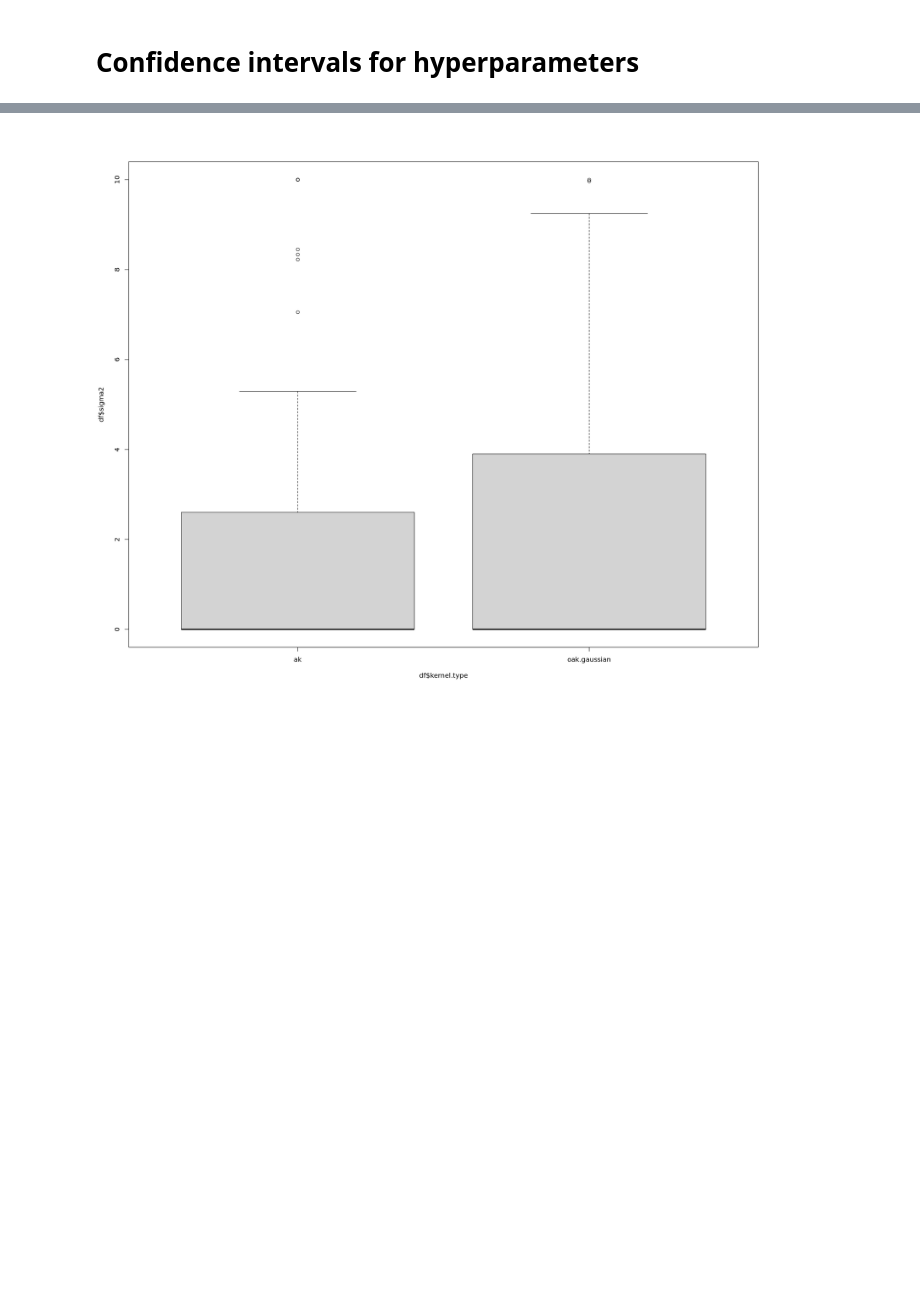
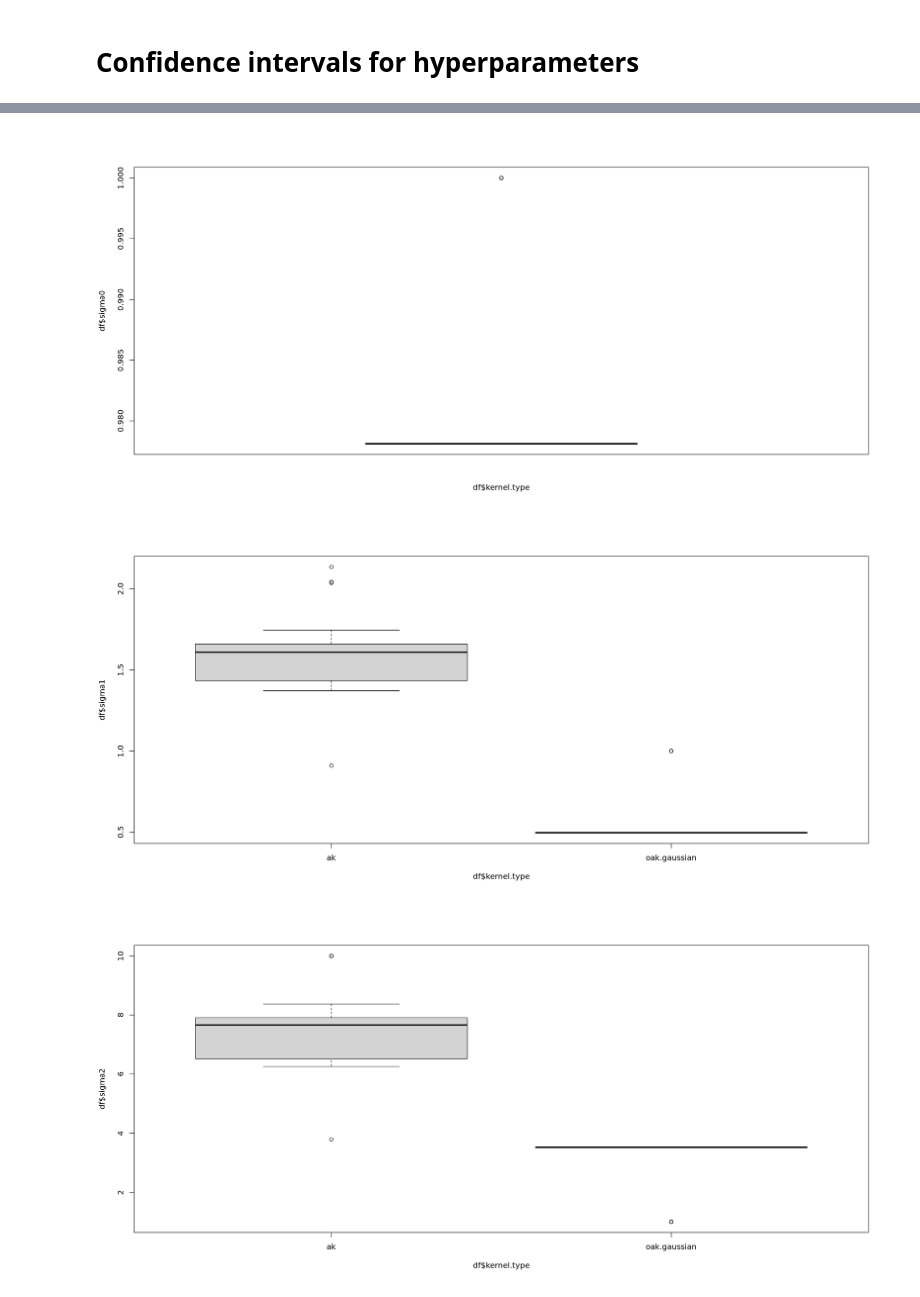
Before and after one commit to david-gomez-guillen/phd, a Jupyter notebook: notebooks/Bayesian Optimization demo (Additive kernels).ipynb, the cells around one changed output, grey strips where cells are left out. Saved outputs shown, nothing was run; the diff lists cells and outputs as text; code cells hidden in the pictures; blank space fills up the shorter version.

Commit message:
Add finished l and sigma tuning for OAK with results

```diff
--- a/notebooks/Bayesian Optimization demo (Additive kernels).ipynb
+++ b/notebooks/Bayesian Optimization demo (Additive kernels).ipynb
@@ -529,10 +555,11 @@ Optimization results:
 
 l.ak.plot <- l.ak
 sigma2.ak.plot <- sigma2.ak
-n.plot.train.points <- 30
-set.seed(2241)
+n.plot.train.points <- 20
+set.seed(221)
 
-observed.x <- data.frame(x1=runif(n.plot.train.points, 0, 10), x2=runif(n.plot.train.points, 0, 10))
+observed.x <- data.frame(x1=runif(n.plot.train.points, x.limits[1], x.limits[2]),
+                         x2=runif(n.plot.train.points, y.limits[1], y.limits[2]))
 observed.y <- apply(observed.x, 1, f)
 
 kernels <- list(build.k('ak', l.ak.plot, sigma2.ak.plot),
@@ -570,7 +597,7 @@ print(plt2)
 # %% [markdown]
 # Orthogonal additive kernel optimization
 # %%
-set.seed(123)
+set.seed(1116231)
 kernel.type <- 'oak.gaussian'
 optim.params <- get.init.params(kernel.type)
 
@@ -583,6 +610,7 @@ optim.result <- optim(par=optim.params$initial.pars,
                       control=list(
                         pgtol=0,
                         fnscale=fnscale,
+                        parscale=rep(10,5),
                         temp=10000,
                         tmax=10000,
                         maxit=10000
@@ -626,10 +654,11 @@ Optimization results:
 
 l.oak.gaussian.plot <- l.oak.gaussian
 sigma2.oak.gaussian.plot <- sigma2.oak.gaussian
-n.plot.train.points <- 30
+n.plot.train.points <- 20
 set.seed(221)
 
-observed.x <- data.frame(x1=runif(n.plot.train.points, 0, 10), x2=runif(n.plot.train.points, 0, 10))
+observed.x <- data.frame(x1=runif(n.plot.train.points, x.limits[1], x.limits[2]),
+                         x2=runif(n.plot.train.points, y.limits[1], y.limits[2]))
 observed.y <- apply(observed.x, 1, f)
 
 kernels <- list(build.k('oak.gaussian', l.oak.gaussian.plot, sigma2.oak.gaussian.plot),
@@ -664,6 +693,7 @@ for(i in seq_along(kernels)) {
     plots <- append(plots, list(plt))
 }
 
+options(repr.plot.width=17, repr.plot.height=12)
 plt2 <- plot_grid(plotlist=plots, ncol=3, align='h')
 print(plt2)
 # %% [output]
@@ -678,16 +708,24 @@ par.list <- list(
     oak.gaussian=c('l1', 'l2', 'sigma1', 'sigma2', 'sigma3', 'mse')
     )
 
+parscale <- list(
+    ak=100,
+    oak.gaussian=50
+)
+
 df.result <- list()
+experiment.seed <- 12
+n.iters <- 20
 for(kernel.type in c('ak', 'oak.gaussian')) {
     df.result[[kernel.type]] <- data.frame()
-    for(seed in seq(50)) {
-        set.seed(seed+12)
+    for(seed in seq(n.iters)) {
+        set.seed(seed*experiment.seed)
         optim.params <- get.init.params(kernel.type)
         rand.initial.pars <- sapply(seq(length(par.list[[kernel.type]])-1),
                                     function(i) runif(1, optim.params$lower.bounds[i], optim.params$upper.bounds[i]))
 
-        optim.result <- optim(par=rand.initial.pars,
+
+        optim.result <- optim(par=optim.params$initial.pars,
                               method='SAN',
                               #method='L-BFGS-B',
                               fn=calculate.params.ll,
@@ -696,6 +734,7 @@ for(kernel.type in c('ak', 'oak.gaussian')) {
                               control=list(
                                 pgtol=0,
                                 fnscale=fnscale,
+                                parscale=rep(parscale[[kernel.type]],length(optim.params$initial.pars)),
                                 temp=1000,
                                 tmax=1000,
                                 maxit=10000
@@ -773,13 +855,18 @@ Optimization results:
 # %%
 df <- df.result
 df$ak$sigma0 <- NA
 df$oak.gaussian$sigma0 <- df$oak.gaussian$sigma1
 df$oak.gaussian$sigma1 <- df$oak.gaussian$sigma2
 df$oak.gaussian$sigma2 <- df$oak.gaussian$sigma3
 df$oak.gaussian$sigma3 <- NULL
 df <- rbind(df$ak, df$oak.gaussian)
 df[,2:7] <- lapply(df[,2:7], function(r) as.numeric(r))
 
+options(repr.plot.width=17, repr.plot.height=8)
+boxplot(df$sigma0 ~ df$kernel.type)
+boxplot(df$sigma1 ~ df$kernel.type)
 boxplot(df$sigma2 ~ df$kernel.type)
 # %% [output]
-[figure, old version]
+[figure, new version]
+[figure, added]
+[figure, added]
```
Also changed, not shown: parts of 14 cells of this notebook, 45 other files.
